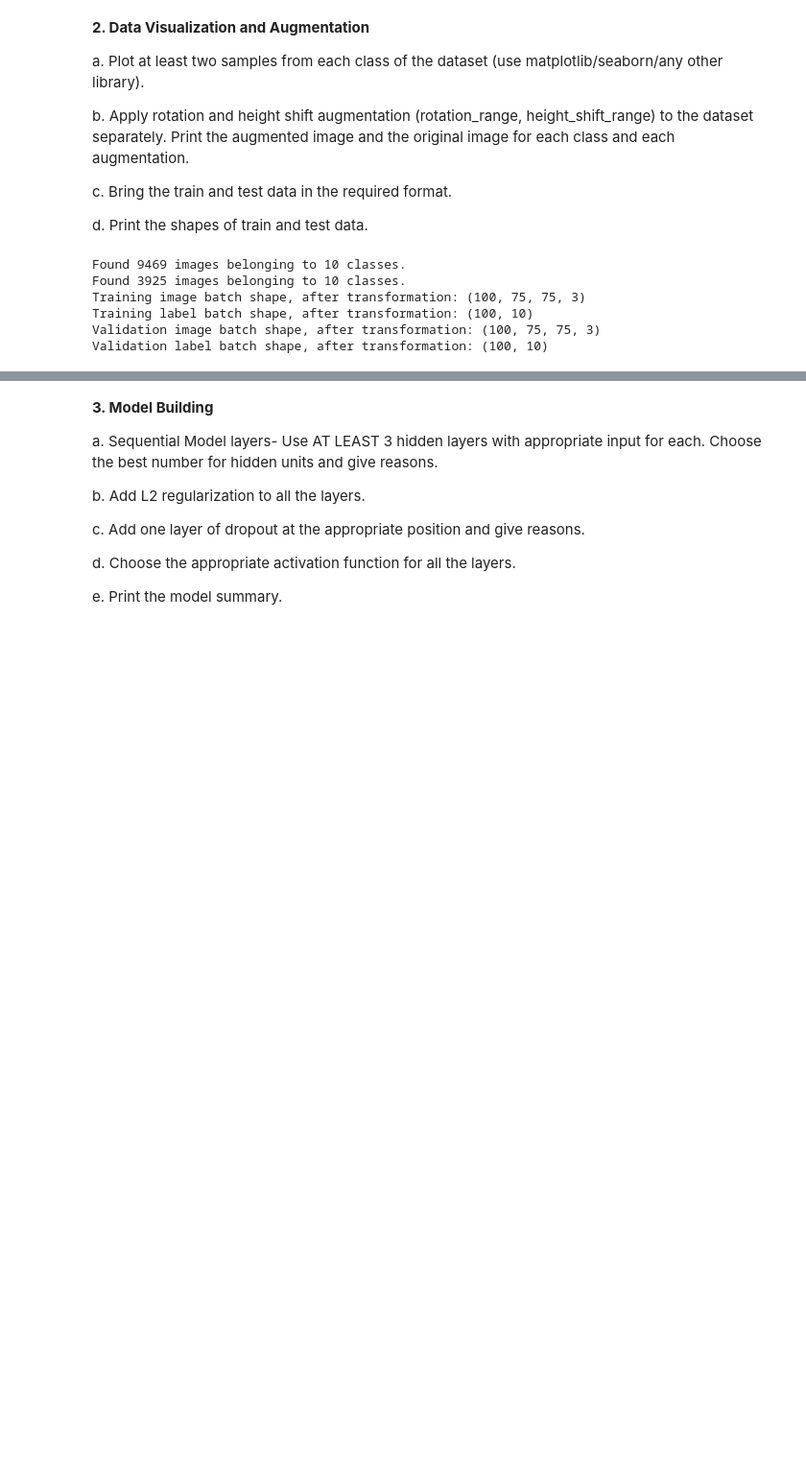
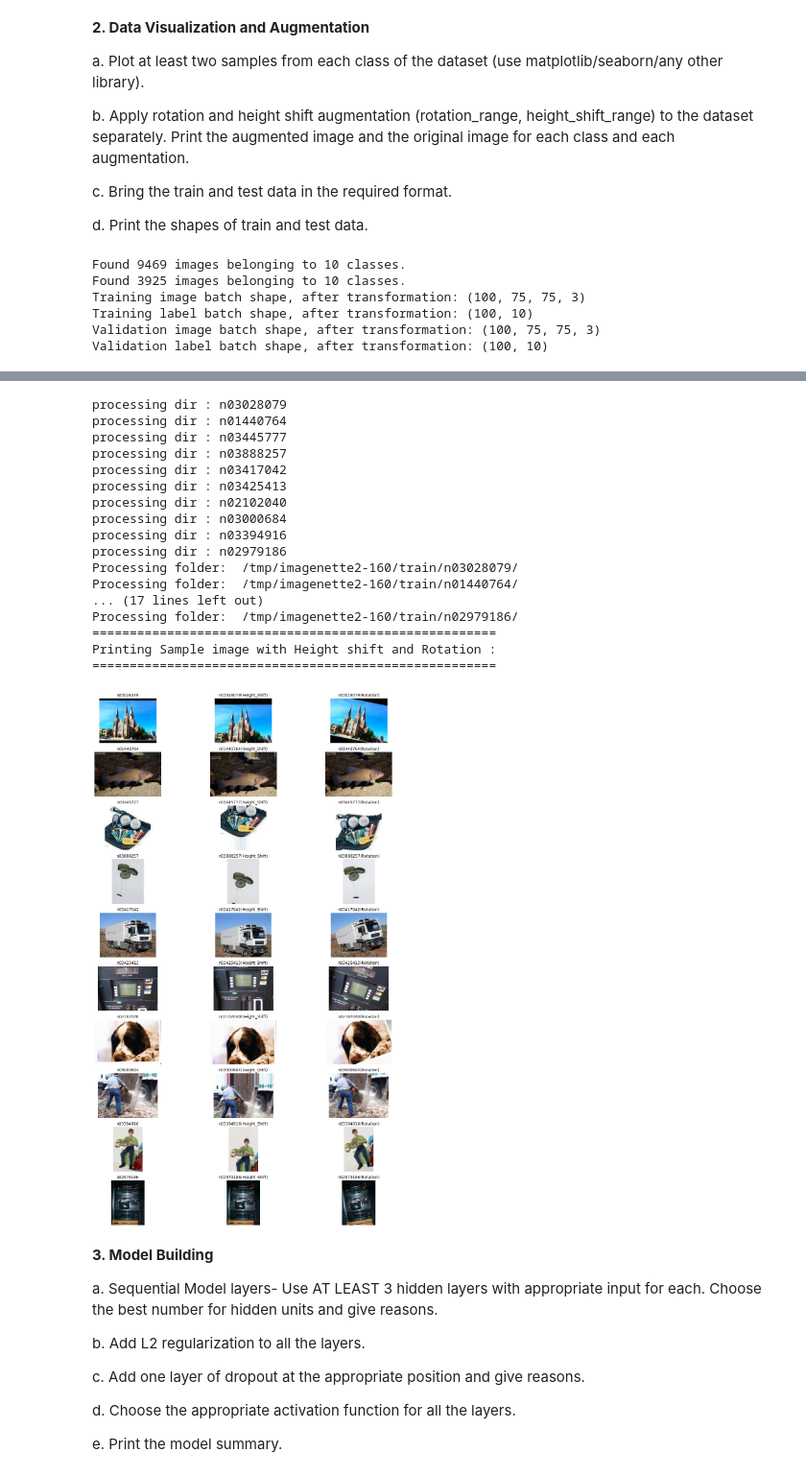
Before and after one commit to ankygupta9999/imdb-50k-DL, a Jupyter notebook: Assignment1_part1.ipynb, the cells around one changed output, grey strips where cells are left out. Shown at 96% size. Cells and saved outputs as stored; diff of their text form; code cells hidden in the pictures; blank space fills up the shorter version.

```diff
--- a/Assignment1_part1.ipynb
+++ b/Assignment1_part1.ipynb
@@ -113,3 +266,33 @@ Validation label batch shape, after transformation: (100, 10)
+# %%
+# Printing Augmented images
+
+pics_list = get_pics_list('/tmp/imagenette2-160/train/', 1)
+
+#Applying Augmentation
+apply_augmentation(train_dir, "train_hshift", train_datagen_hshift)
+apply_augmentation(train_dir, "train_rotate", train_datagen_rotate)
+
+#printing Augmented images
+print_sample_imgs(pics_list)
+# %% [output]
+processing dir : n03028079
+processing dir : n01440764
+processing dir : n03445777
+processing dir : n03888257
+processing dir : n03417042
+processing dir : n03425413
+processing dir : n02102040
+processing dir : n03000684
+processing dir : n03394916
+processing dir : n02979186
+Processing folder:  /tmp/imagenette2-160/train/n03028079/
+Processing folder:  /tmp/imagenette2-160/train/n01440764/
+... (17 lines left out)
+Processing folder:  /tmp/imagenette2-160/train/n02979186/
+======================================================
+Printing Sample image with Height shift and Rotation :
+======================================================
+[figure, added]
 # %% [markdown]
 **3. Model Building**
 
```
Also changed, not shown: parts of 5 cells of this notebook.
